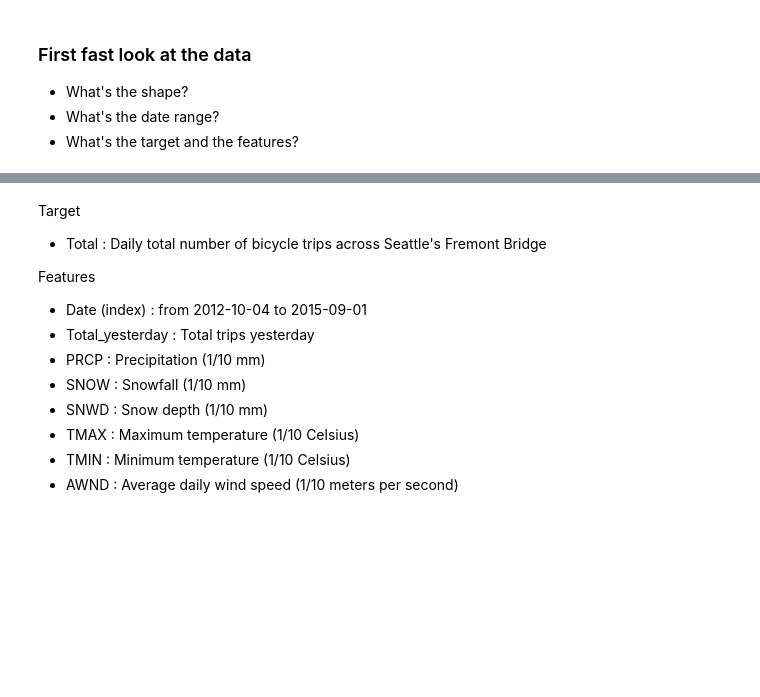
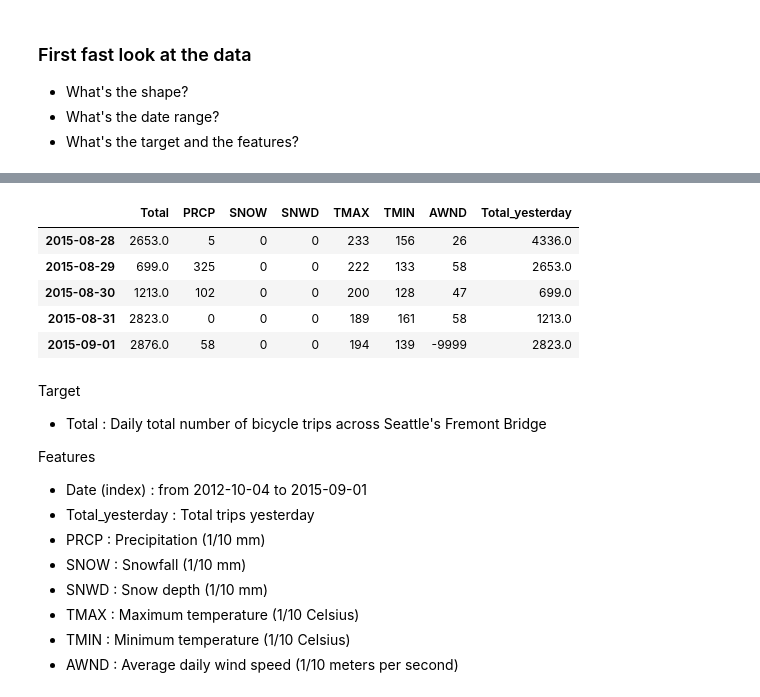
Before and after one commit to LambdaSchool/DS-Unit-2-Sprint-4-Model-Validation, a Jupyter notebook: module-3-select-models-and-parameters/LS_DS_243_Select_models_and_parameters.ipynb, the cells around one changed output, grey strips where cells are left out. Cells and saved outputs as stored; diff of their text form; code cells hidden in the pictures; blank space fills up the shorter version.

```diff
--- a/module-3-select-models-and-parameters/LS_DS_243_Select_models_and_parameters.ipynb
+++ b/module-3-select-models-and-parameters/LS_DS_243_Select_models_and_parameters.ipynb
@@ -121,3 +132,12 @@ daily = daily.drop(index=daily.index[0])
+# %%
+daily.tail()
+# %% [output]
+|  | Total | PRCP | SNOW | SNWD | TMAX | TMIN | AWND | Total_yesterday |
+| 2015-08-28 | 2653.0 | 5 | 0 | 0 | 233 | 156 | 26 | 4336.0 |
+| 2015-08-29 | 699.0 | 325 | 0 | 0 | 222 | 133 | 58 | 2653.0 |
+| 2015-08-30 | 1213.0 | 102 | 0 | 0 | 200 | 128 | 47 | 699.0 |
+| 2015-08-31 | 2823.0 | 0 | 0 | 0 | 189 | 161 | 58 | 1213.0 |
+| 2015-09-01 | 2876.0 | 58 | 0 | 0 | 194 | 139 | -9999 | 2823.0 |
 # %% [markdown]
 Target
 - Total : Daily total number of bicycle trips across Seattle's Fremont Bridge
```
Also changed, not shown: parts of 17 cells of this notebook.
